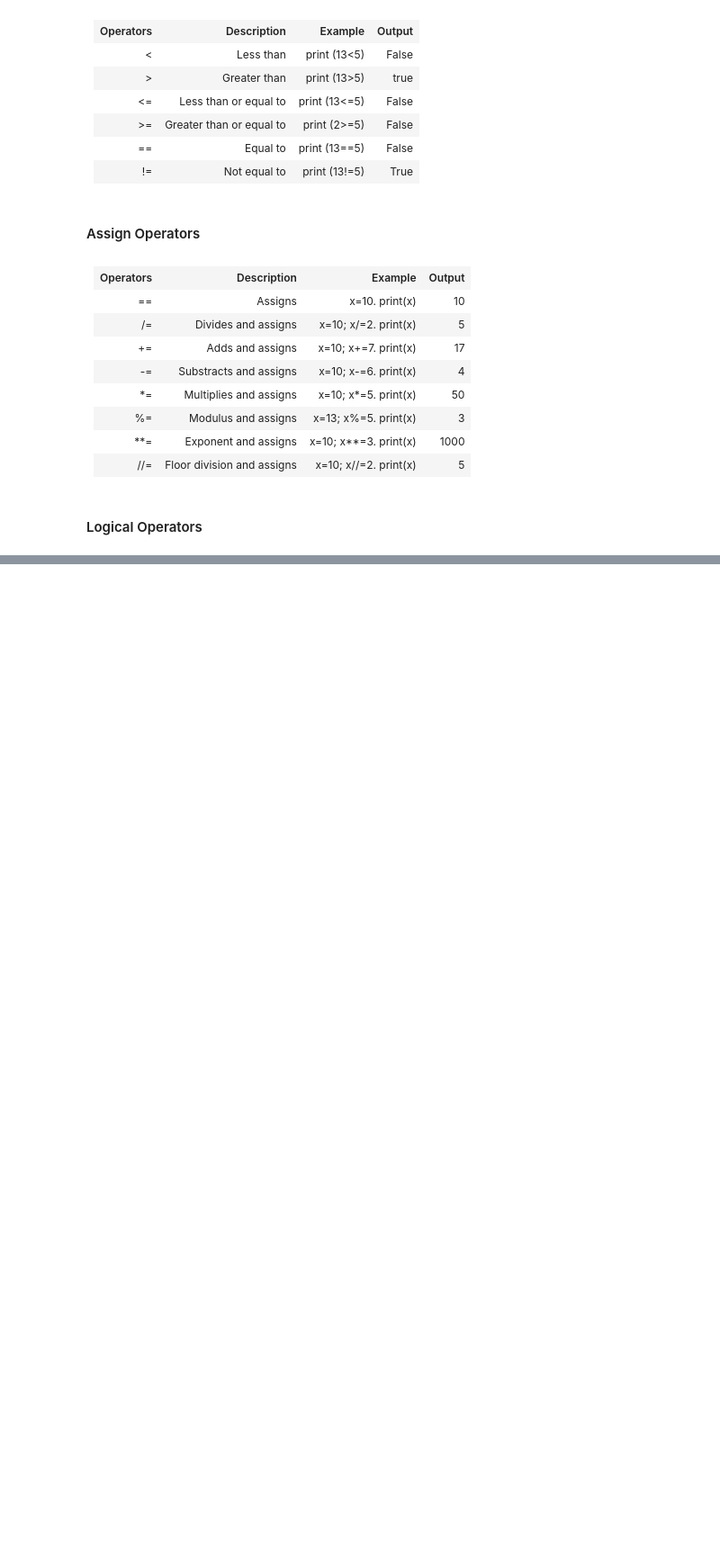
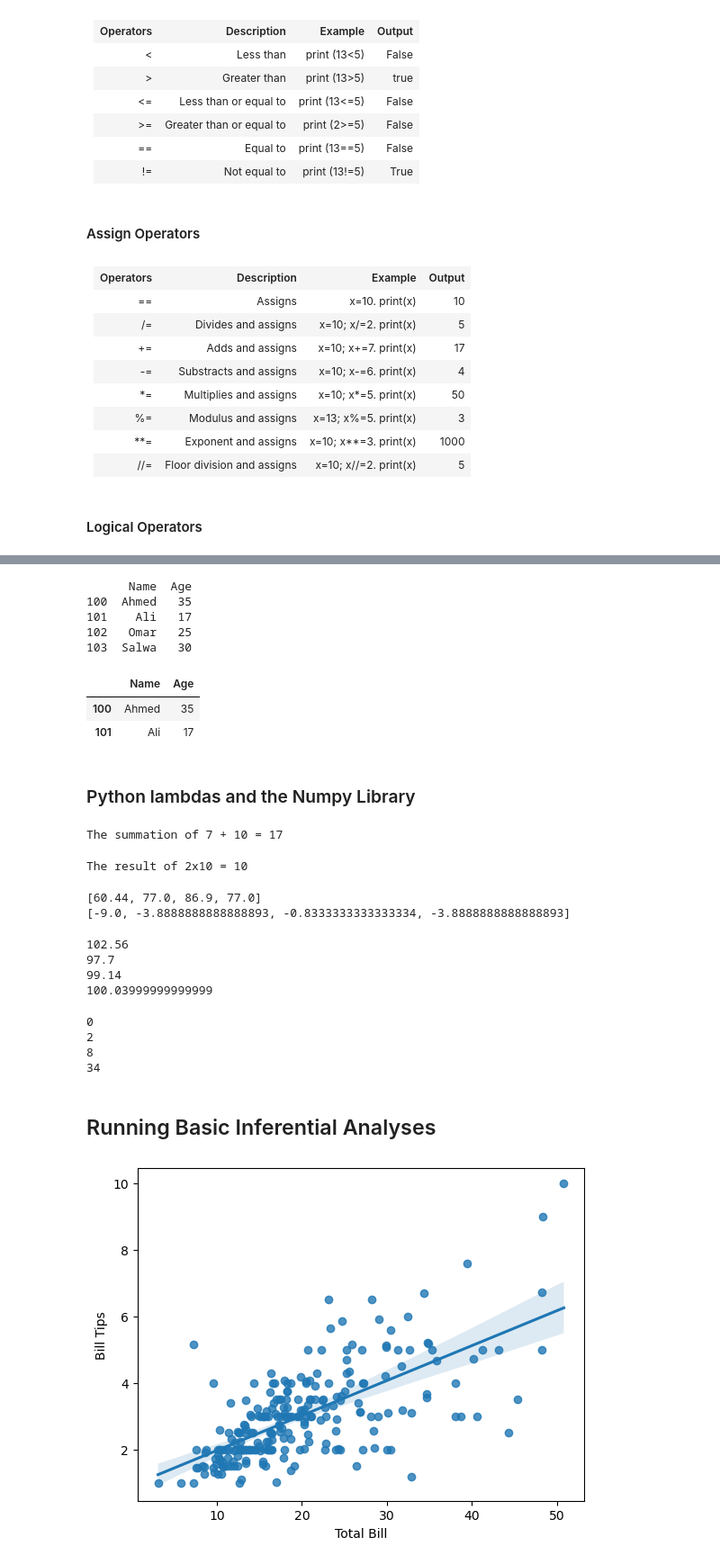
Before and after one commit to HermanMoreno98/Data-Analysis-Python, a Jupyter notebook: Data Analysis.ipynb, the cells around one changed output, grey strips where cells are left out. Shown: that part at 90% size. Cells and saved outputs as stored; diff of their text form; code cells hidden in the pictures; blank space fills up the shorter version.

```diff
--- a/Data Analysis.ipynb
+++ b/Data Analysis.ipynb
@@ -293,0 +710,76 @@ print(round(x,2))
+# %%
+data = {'Name':['Ahmed','Ali','Omar','Salwa'],'Age':[35,17,25,30]}
+dataframe2 = pd.DataFrame(data, index=[100,101,102,103])
+print(dataframe2)
+# %% [output]
+      Name  Age
+100  Ahmed   35
+101    Ali   17
+102   Omar   25
+103  Salwa   30
+# %%
+dataframe2[:2] #first two rows
+# %% [output]
+|  | Name | Age |
+| 100 | Ahmed | 35 |
+| 101 | Ali | 17 |
+# %% [markdown]
+### Python lambdas and the Numpy Library
+# %%
+# Anonymous function definition
+summation = lambda val1, val2: val1 + val2 # Call
+print("The summation of 7 + 10 =",summation(7,10))
+# %% [output]
+The summation of 7 + 10 = 17
+# %%
+result = lambda x, y: x*y
+print("The result of 2x10 =",result(2,5))
+# %% [output]
+The result of 2x10 = 10
+# %%
+# Using the map() function
+def fahrenheit(T):
+    return ((float(9)/5)*T + 32)
+def celsius(T):
+    return (float(5)/9)*(T-32)
+Temp = (15.8,25,30.5,25)
+F = list(map(fahrenheit,Temp))
+C = list(map(celsius, Temp))
+print(F)
+print(C)
+# %% [output]
+[60.44, 77.0, 86.9, 77.0]
+[-9.0, -3.8888888888888893, -0.8333333333333334, -3.8888888888888893]
+# %%
+Celcius = [39.2,36.5,37.3,37.8]
+Fahrenheit = map(lambda x: (float(9)/5)*x + 32, Celcius)
+for x in Fahrenheit:
+    print(x)
+# %% [output]
+102.56
+97.7
+99.14
+100.03999999999999
+# %%
+# The filter function
+fib = [0,1,1,2,3,5,8,13,21,34,55]
+result = filter(lambda x: x%2==0,fib)
+for x in result:
+    print(x)
+# %% [output]
+0
+2
+8
+34
+# %% [markdown]
+## Running Basic Inferential Analyses
+# %%
+import seaborn as sb
+from matplotlib import pyplot as plt
+df = sb.load_dataset('tips')
+sb.regplot(x = "total_bill", y="tip", data=df)
+plt.xlabel("Total Bill")
+plt.ylabel("Bill Tips")
+plt.show()
+# %% [output]
+[figure, added]
```
Also changed, not shown: parts of 63 cells of this notebook, 3 other files.
